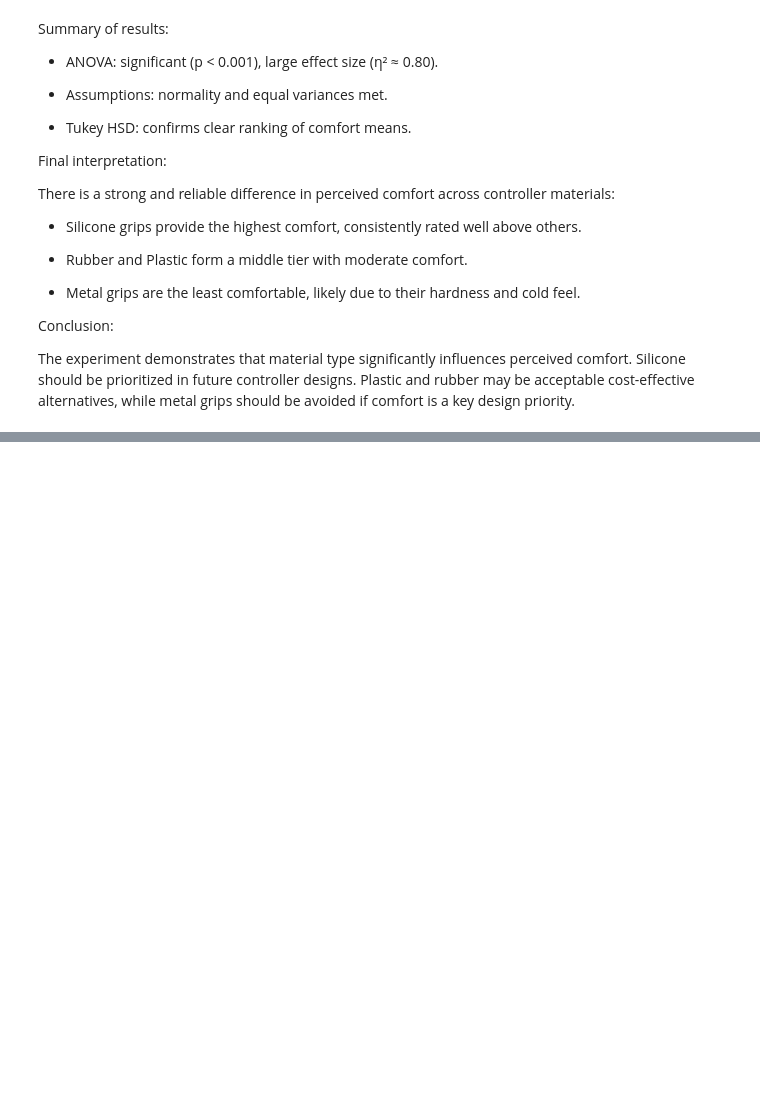
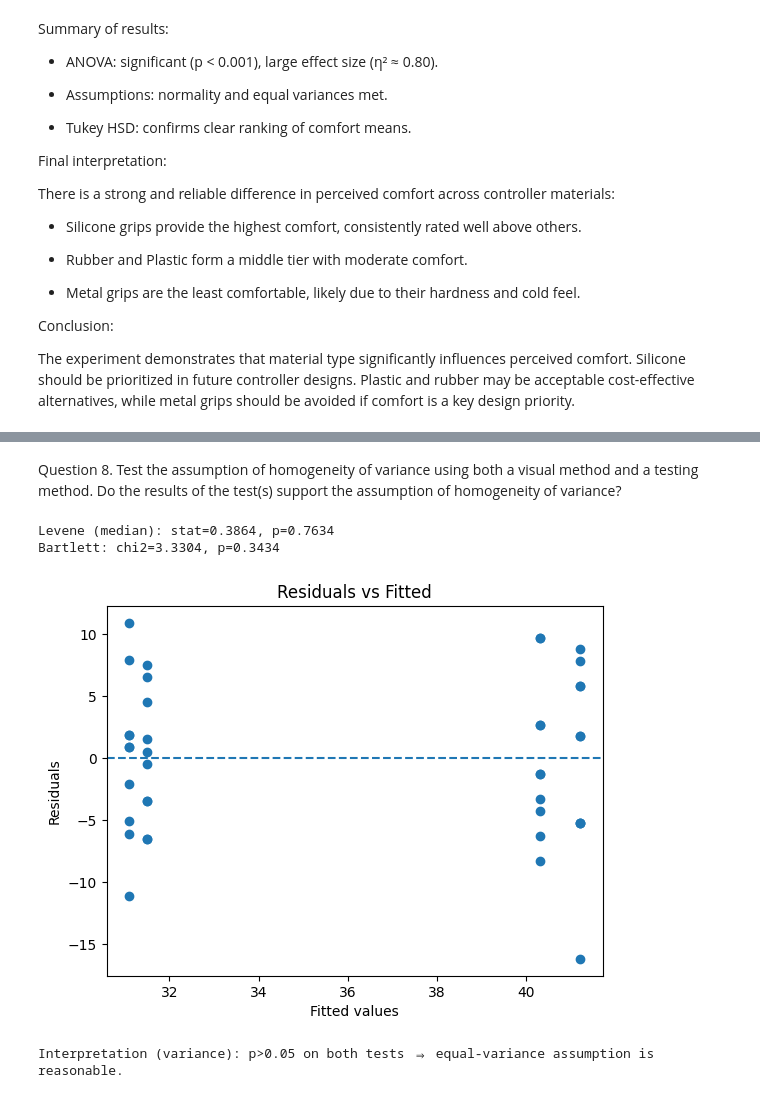
Before and after one commit to LalithAditya0802/STAT-7220-Applied-Experimental-Design, a Jupyter notebook: Assignments/Midterm-Exam/Midterm-Exam.ipynb, the cells around one changed output, grey strips where cells are left out. Saved outputs shown, nothing was run; the diff lists cells and outputs as text; code cells hidden in the pictures; blank space fills up the shorter version.

```diff
--- a/Assignments/Midterm-Exam/Midterm-Exam.ipynb
+++ b/Assignments/Midterm-Exam/Midterm-Exam.ipynb
@@ -340,0 +567,24 @@ Plastic and rubber may be acceptable cost-effective alternatives, while metal gr
+# %% [markdown]
+Question 8. Test the assumption of homogeneity of variance using both a visual method and a testing method. Do the results of the test(s) support the assumption of homogeneity of variance?
+# %%
+# Test homogeneity across the 4 cells
+cells = [g["Score"].values for _, g in df.groupby(["Method","Experience"])]
+lev_stat, lev_p = stats.levene(*cells, center="median")
+bart_stat, bart_p = stats.bartlett(*cells)
+print(f"Levene (median): stat={lev_stat:.4f}, p={lev_p:.4f}")
+print(f"Bartlett: chi2={bart_stat:.4f}, p={bart_p:.4f}")
+
+# Residuals vs Fitted plot
+plt.figure()
+plt.scatter(model.fittedvalues, resid)
+plt.axhline(0, linestyle="--")
+plt.title("Residuals vs Fitted")
+plt.xlabel("Fitted values"); plt.ylabel("Residuals")
+plt.show()
+
+print("\nInterpretation (variance): p>0.05 on both tests ⇒ equal-variance assumption is reasonable.")
+# %% [output]
+Levene (median): stat=0.3864, p=0.7634
+Bartlett: chi2=3.3304, p=0.3434
+[figure, added]
+Interpretation (variance): p>0.05 on both tests ⇒ equal-variance assumption is reasonable.
```
Also changed, not shown: parts of 18 cells of this notebook.
